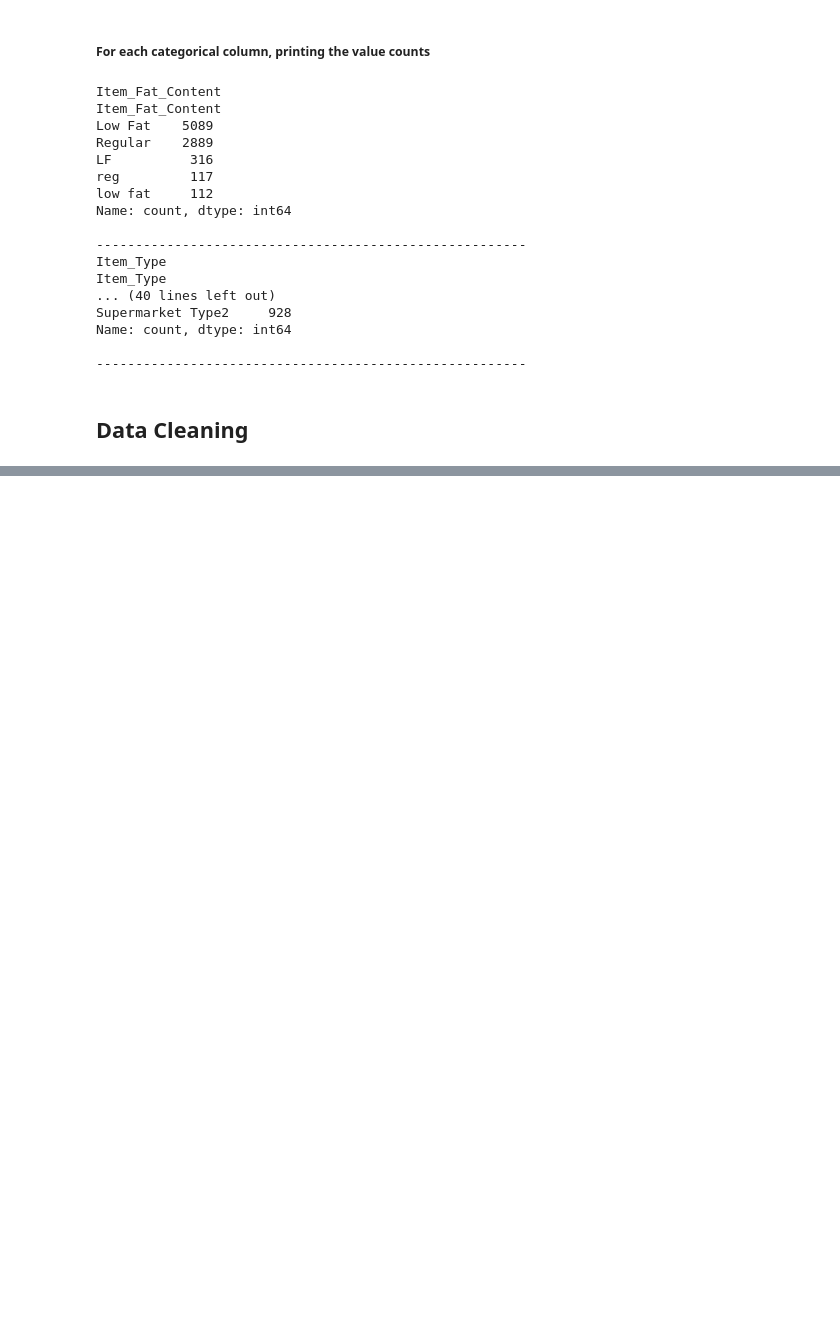
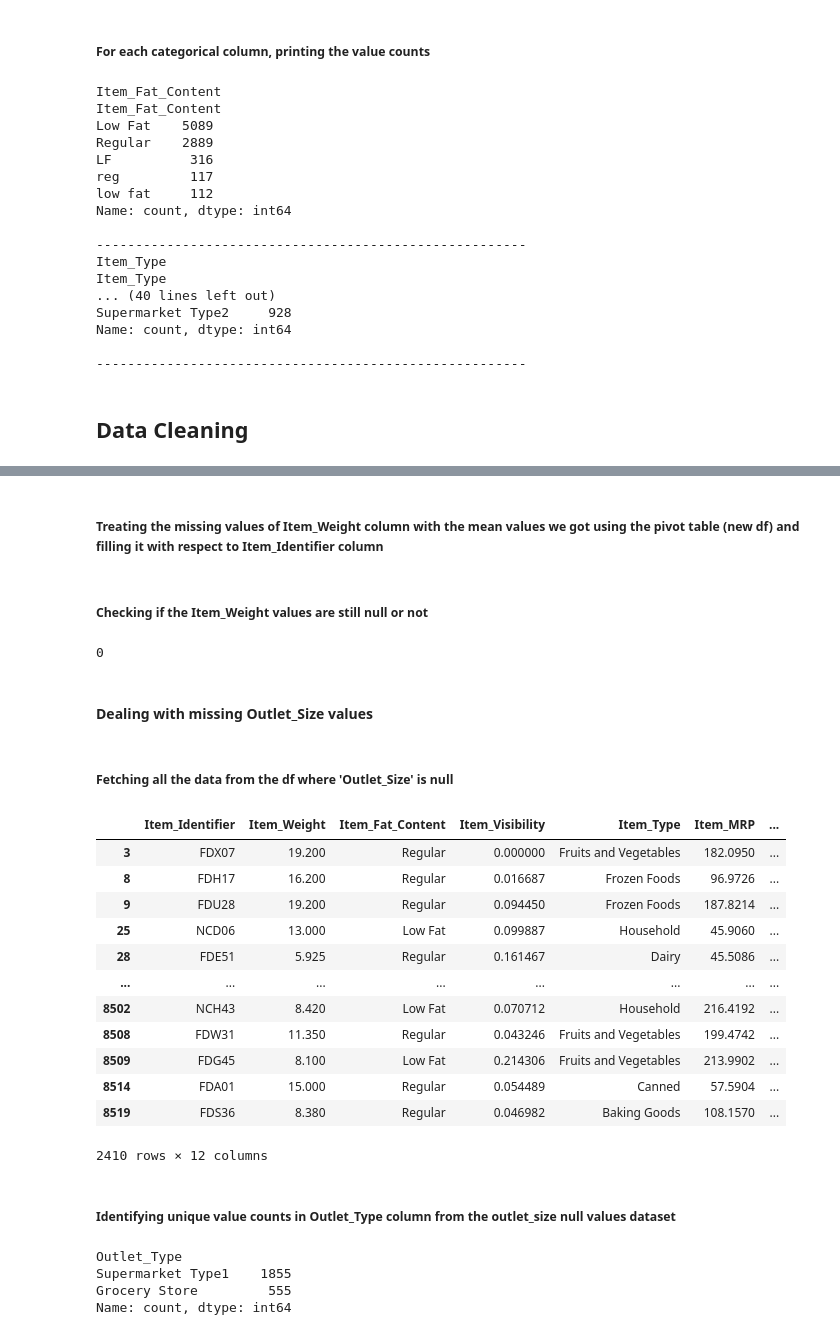
Before and after one commit to amisha26/Hands-on-Machine-Learning, a Jupyter notebook: sales_forecasting_project/sales_forecast.ipynb, the cells around one changed output, grey strips where cells are left out. Drawn from its saved outputs; the diff is of its cells as text; code cells hidden in the pictures; blank space fills up the shorter version.

```diff
--- a/sales_forecasting_project/sales_forecast.ipynb
+++ b/sales_forecasting_project/sales_forecast.ipynb
@@ -167,0 +212,3 @@ Name: count, dtype: int64
+# %%
+Item_Weight_Mean = sales_data.pivot_table(values='Item_Weight', index='Item_Identifier', aggfunc='mean')
+Item_Weight_Mean
@@ -167,0 +230,48 @@ Name: count, dtype: int64
+# %% [markdown]
+##### Treating the missing values of Item_Weight column with the mean values we got using the pivot table (new df) and filling it with respect to Item_Identifier column
+# %%
+# converting the Item_Weight_Mean to a dictionary for better mapping
+item_weight_map = Item_Weight_Mean['Item_Weight'].to_dict()
+# %%
+# Finding the mean weight of all the Item weights in sales_data df
+overall_mean_weight = sales_data["Item_Weight"].mean()
+# %%
+# Using the pivot table to fill the Item_Weight missing values. There are some cases where Item_Identifier does not exist in the pivot table.
+# In such cases, we fill the Item_Weight value as the overall mean value of Item_Weights.
+sales_data["Item_Weight"] = sales_data["Item_Weight"].fillna(sales_data["Item_Identifier"].map(item_weight_map)).fillna(overall_mean_weight)
+# %% [markdown]
+##### Checking if the Item_Weight values are still null or not
+# %%
+sales_data["Item_Weight"].isnull().sum()
+# %% [output]
+0
+# %% [markdown]
+#### Dealing with missing Outlet_Size values
+# %% [markdown]
+##### Fetching all the data from the df where 'Outlet_Size' is null
+# %%
+outlet_size_null_rows = sales_data[sales_data["Outlet_Size"].isnull()]
+outlet_size_null_rows
+# %% [output]
+|  | Item_Identifier | Item_Weight | Item_Fat_Content | Item_Visibility | Item_Type | Item_MRP | ... |
+| 3 | FDX07 | 19.200 | Regular | 0.000000 | Fruits and Vegetables | 182.0950 | ... |
+| 8 | FDH17 | 16.200 | Regular | 0.016687 | Frozen Foods | 96.9726 | ... |
+| 9 | FDU28 | 19.200 | Regular | 0.094450 | Frozen Foods | 187.8214 | ... |
+| 25 | NCD06 | 13.000 | Low Fat | 0.099887 | Household | 45.9060 | ... |
+| 28 | FDE51 | 5.925 | Regular | 0.161467 | Dairy | 45.5086 | ... |
+| ... | ... | ... | ... | ... | ... | ... | ... |
+| 8502 | NCH43 | 8.420 | Low Fat | 0.070712 | Household | 216.4192 | ... |
+| 8508 | FDW31 | 11.350 | Regular | 0.043246 | Fruits and Vegetables | 199.4742 | ... |
+| 8509 | FDG45 | 8.100 | Low Fat | 0.214306 | Fruits and Vegetables | 213.9902 | ... |
+| 8514 | FDA01 | 15.000 | Regular | 0.054489 | Canned | 57.5904 | ... |
+| 8519 | FDS36 | 8.380 | Regular | 0.046982 | Baking Goods | 108.1570 | ... |
+2410 rows × 12 columns
+# %% [markdown]
+##### Identifying unique value counts in Outlet_Type column from the outlet_size null values dataset
+# %%
+outlet_size_null_rows["Outlet_Type"].value_counts()
+# %% [output]
+Outlet_Type
+Supermarket Type1    1855
+Grocery Store         555
+Name: count, dtype: int64
```
Also changed, not shown: parts of 19 cells of this notebook.
